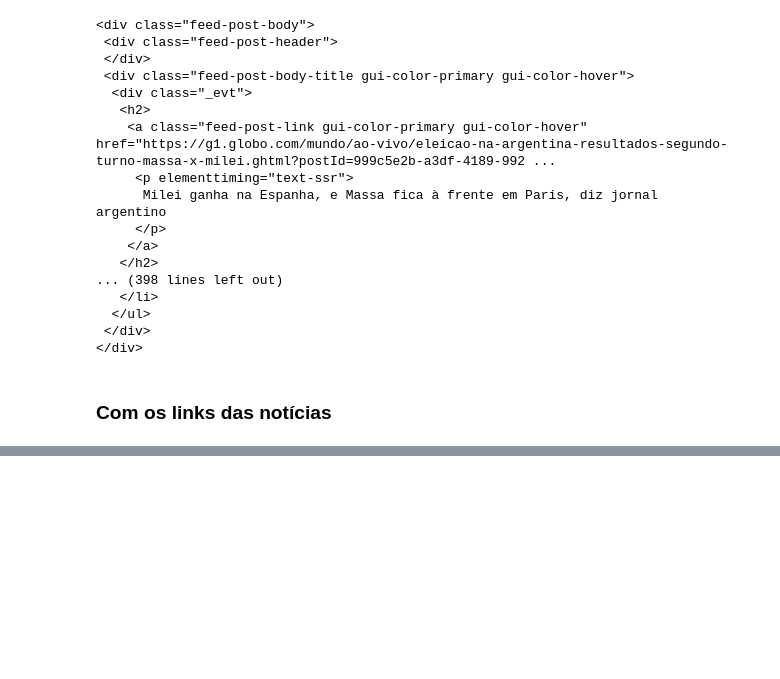
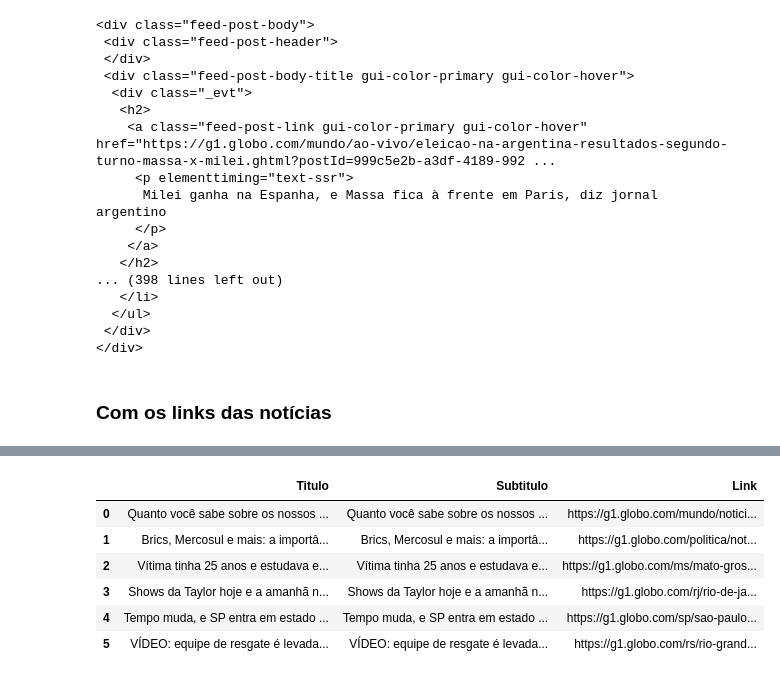
Before and after one commit to NevesEwerton/machine_learning_studies, a Jupyter notebook: Python/webscraping/news_automate.ipynb, the cells around one changed output, grey strips where cells are left out. Saved outputs shown, nothing was run; the diff lists cells and outputs as text; code cells hidden in the pictures; blank space fills up the shorter version.

```diff
--- a/Python/webscraping/news_automate.ipynb
+++ b/Python/webscraping/news_automate.ipynb
@@ -86,3 +104,44 @@ for noticia in noticias:
+# %%
+lista = []
+
+for noticia in noticias:
+
+    # Títulos
+    titulo = noticia.find('a',
+                          attrs={'class':'gui-color-primary gui-color-hover feed-post-body-title bstn-relatedtext'})
+
+     # Subtpitulos
+    sub_titulo = noticia.find('a',
+                              attrs={'class':'gui-color-primary gui-color-hover feed-post-body-title bstn-relatedtext'})
+
+    if titulo:
+
+        # Verifica se o atributo 'href' está presente antes de acessá-lo
+        if 'href' in titulo.attrs:
+            link = titulo['href']
+
+            # Estrutura condicional para checar se a notícia tem subtítulo
+    if sub_titulo:
+        sub_titulo = sub_titulo.text
+        lista.append([titulo.text, sub_titulo, link])
+
+    else:
+        pass
+
+news = pd.DataFrame(lista, columns=['Titulo','Subtitulo','Link'])
+
+news.to_excel('noticas_G1.xlsx', index=False)
+# %%
+df = pd.DataFrame(lista, columns=['Titulo','Subtitulo','Link'])
+df
+# %% [output]
+|  | Titulo | Subtitulo | Link |
+| 0 | Quanto você sabe sobre os nossos ... | Quanto você sabe sobre os nossos ... | https://g1.globo.com/mundo/notici... |
+| 1 | Brics, Mercosul e mais: a importâ... | Brics, Mercosul e mais: a importâ... | https://g1.globo.com/politica/not... |
+| 2 | Vítima tinha 25 anos e estudava e... | Vítima tinha 25 anos e estudava e... | https://g1.globo.com/ms/mato-gros... |
+| 3 | Shows da Taylor hoje e a amanhã n... | Shows da Taylor hoje e a amanhã n... | https://g1.globo.com/rj/rio-de-ja... |
+| 4 | Tempo muda, e SP entra em estado ... | Tempo muda, e SP entra em estado ... | https://g1.globo.com/sp/sao-paulo... |
+| 5 | VÍDEO: equipe de resgate é levada... | VÍDEO: equipe de resgate é levada... | https://g1.globo.com/rs/rio-grand... |
 # %%
 lista = []
 
```
Also changed, not shown: parts of 1 cell of this notebook, 2 other files.
